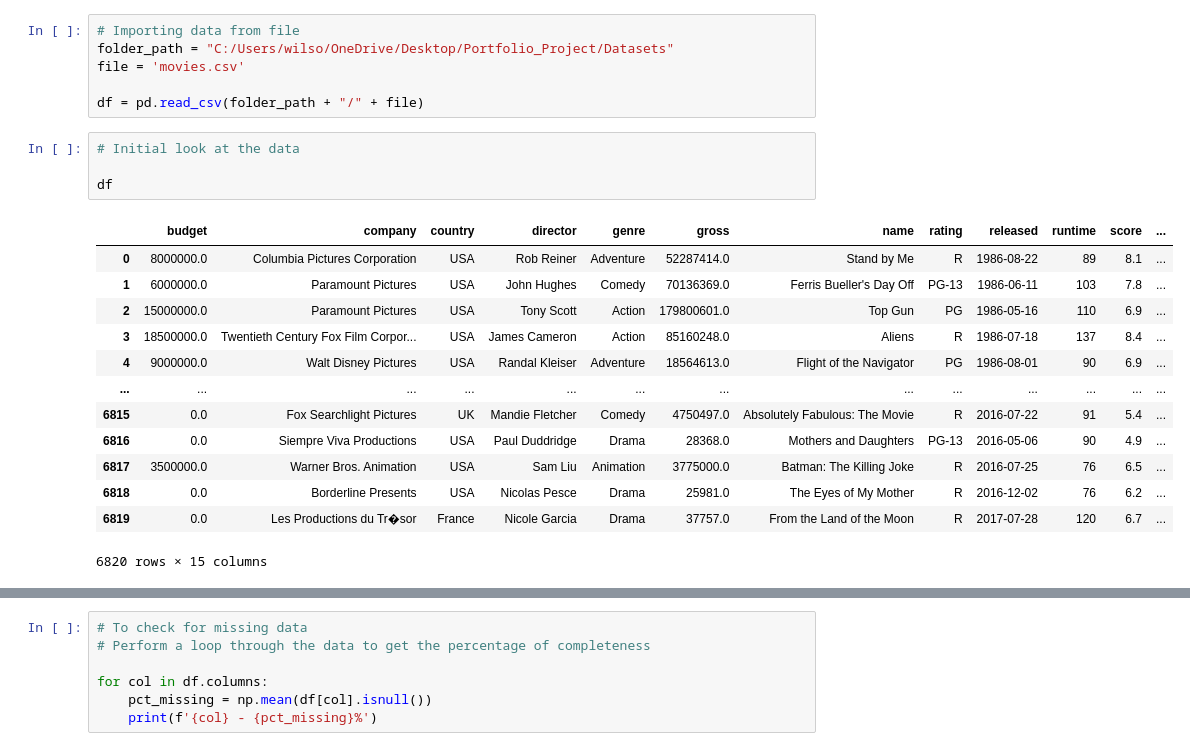
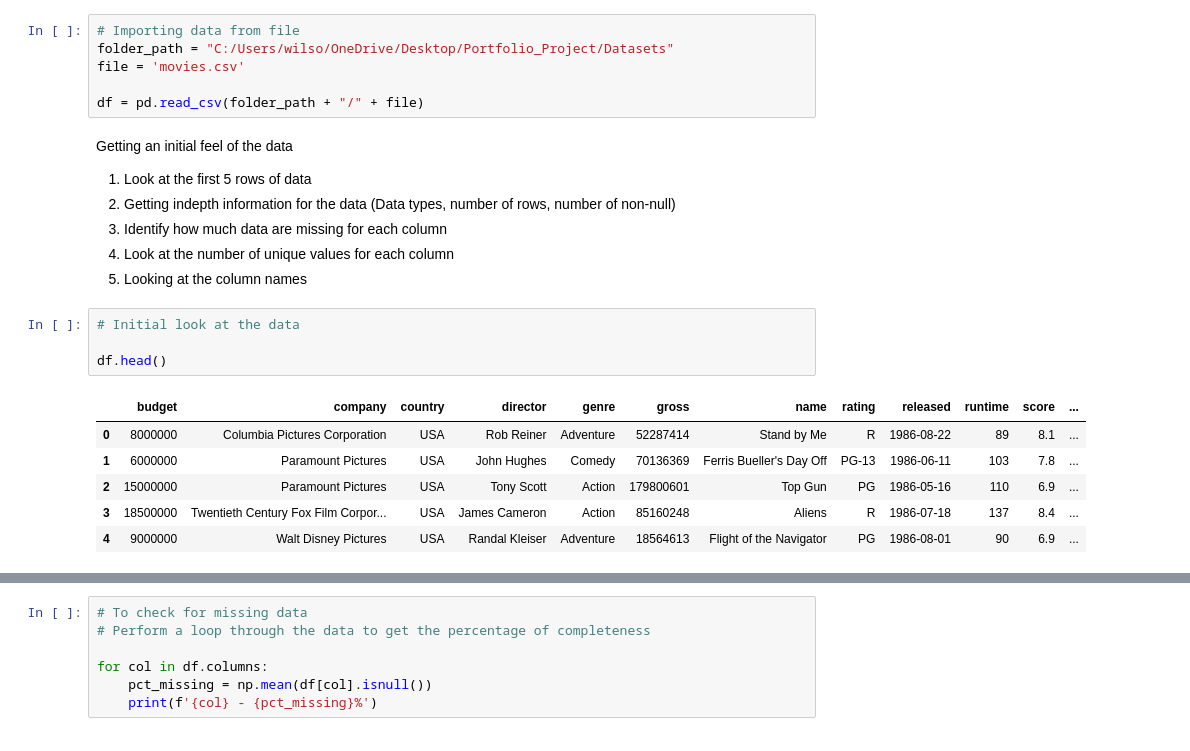
Before and after one commit to wilsonteo00/PortfolioProjects, a Jupyter notebook: Movie Correlation Project.ipynb, the cells around one changed output, grey strips where cells are left out. Saved outputs shown, nothing was run; the diff lists cells and outputs as text.

```diff
--- a/Movie Correlation Project.ipynb
+++ b/Movie Correlation Project.ipynb
@@ -30,21 +34,21 @@ folder_path = "C:/Users/wilso/OneDrive/Desktop/Portfolio_Project/Datasets"
 file = 'movies.csv'
 
 df = pd.read_csv(folder_path + "/" + file)
+# %% [markdown]
+Getting an initial feel of the data
+1. Look at the first 5 rows of data
+2. Getting indepth information for the data (Data types, number of rows, number of non-null)
+3. Identify how much data are missing for each column
+4. Look at the number of unique values for each column
+5. Looking at the column names
 # %%
 # Initial look at the data
 
-df
+df.head()
 # %% [output]
 |  | budget | company | country | director | genre | gross | name | rating | released | runtime | score | ... |
-| 0 | 8000000.0 | Columbia Pictures Corporation | USA | Rob Reiner | Adventure | 52287414.0 | Stand by Me | R | 1986-08-22 | 89 | 8.1 | ... |
-| 1 | 6000000.0 | Paramount Pictures | USA | John Hughes | Comedy | 70136369.0 | Ferris Bueller's Day Off | PG-13 | 1986-06-11 | 103 | 7.8 | ... |
-| 2 | 15000000.0 | Paramount Pictures | USA | Tony Scott | Action | 179800601.0 | Top Gun | PG | 1986-05-16 | 110 | 6.9 | ... |
-| 3 | 18500000.0 | Twentieth Century Fox Film Corpor... | USA | James Cameron | Action | 85160248.0 | Aliens | R | 1986-07-18 | 137 | 8.4 | ... |
-| 4 | 9000000.0 | Walt Disney Pictures | USA | Randal Kleiser | Adventure | 18564613.0 | Flight of the Navigator | PG | 1986-08-01 | 90 | 6.9 | ... |
-| ... | ... | ... | ... | ... | ... | ... | ... | ... | ... | ... | ... | ... |
-| 6815 | 0.0 | Fox Searchlight Pictures | UK | Mandie Fletcher | Comedy | 4750497.0 | Absolutely Fabulous: The Movie | R | 2016-07-22 | 91 | 5.4 | ... |
-| 6816 | 0.0 | Siempre Viva Productions | USA | Paul Duddridge | Drama | 28368.0 | Mothers and Daughters | PG-13 | 2016-05-06 | 90 | 4.9 | ... |
-| 6817 | 3500000.0 | Warner Bros. Animation | USA | Sam Liu | Animation | 3775000.0 | Batman: The Killing Joke | R | 2016-07-25 | 76 | 6.5 | ... |
-| 6818 | 0.0 | Borderline Presents | USA | Nicolas Pesce | Drama | 25981.0 | The Eyes of My Mother | R | 2016-12-02 | 76 | 6.2 | ... |
-| 6819 | 0.0 | Les Productions du Tr�sor | France | Nicole Garcia | Drama | 37757.0 | From the Land of the Moon | R | 2017-07-28 | 120 | 6.7 | ... |
+| 0 | 8000000 | Columbia Pictures Corporation | USA | Rob Reiner | Adventure | 52287414 | Stand by Me | R | 1986-08-22 | 89 | 8.1 | ... |
+| 1 | 6000000 | Paramount Pictures | USA | John Hughes | Comedy | 70136369 | Ferris Bueller's Day Off | PG-13 | 1986-06-11 | 103 | 7.8 | ... |
+| 2 | 15000000 | Paramount Pictures | USA | Tony Scott | Action | 179800601 | Top Gun | PG | 1986-05-16 | 110 | 6.9 | ... |
+| 3 | 18500000 | Twentieth Century Fox Film Corpor... | USA | James Cameron | Action | 85160248 | Aliens | R | 1986-07-18 | 137 | 8.4 | ... |
+| 4 | 9000000 | Walt Disney Pictures | USA | Randal Kleiser | Adventure | 18564613 | Flight of the Navigator | PG | 1986-08-01 | 90 | 6.9 | ... |
-6820 rows × 15 columns
```
Also changed, not shown: parts of 7 cells of this notebook.
